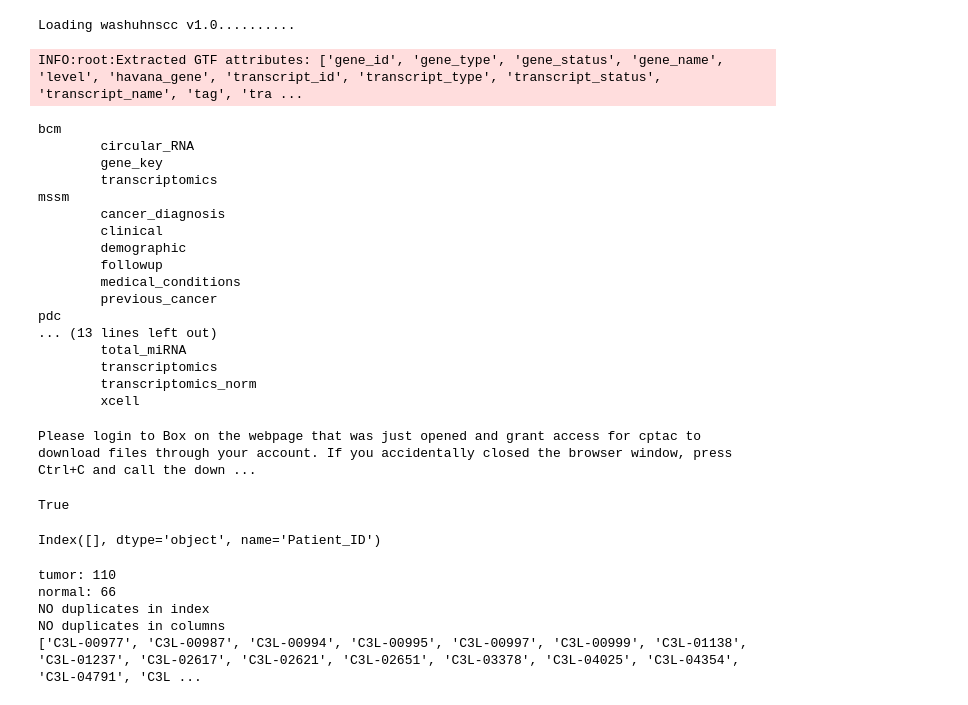
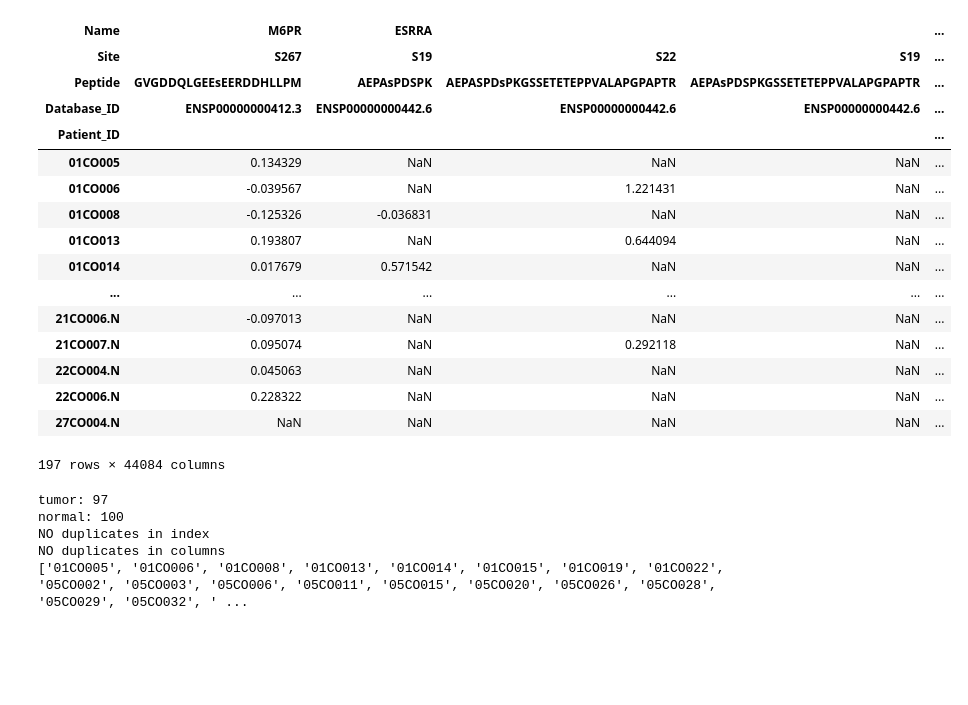
Before and after one commit to PayneLab/WhenMutationsDontMatter, a Jupyter notebook: PTEN/check pancan proteomics.ipynb, the cells around one changed output. Cells and saved outputs as stored; diff of their text form; code cells hidden in the pictures; blank space fills up the shorter version.

```diff
--- a/PTEN/check pancan proteomics.ipynb
+++ b/PTEN/check pancan proteomics.ipynb
@@ -14,28 +14,3 @@ h = pc.PancanHnscc()
 b = pc.PancanBrca()
 o = pc.PancanOv()
 c = pc.PancanCoad()
-# %%
-h = pc.PancanHnscc()
-# %% [output]
-Loading washuhnscc v1.0..........
-INFO:root:Extracted GTF attributes: ['gene_id', 'gene_type', 'gene_status', 'gene_name', 'level', 'havana_gene', 'transcript_id', 'transcript_type', 'transcript_status', 'transcript_name', 'tag', 'tra ...
-# %%
-h.list_sources_data()
-# %% [output]
-bcm
-        circular_RNA
-        gene_key
-        transcriptomics
-mssm
-        cancer_diagnosis
-        clinical
-        demographic
-        followup
-        medical_conditions
-        previous_cancer
-pdc
-... (13 lines left out)
-        total_miRNA
-        transcriptomics
-        transcriptomics_norm
-        xcell
@@ -45,14 +17,26 @@ ch = ['C3L-00994-C', 'C3L-02617-C', 'C3L-04350-C', 'C3L-05257-C', 'C3N-01757-C',
-# %%
-pc.download('pancanhnscc')
-# %% [output]
-Please login to Box on the webpage that was just opened and grant access for cptac to download files through your account. If you accidentally closed the browser window, press Ctrl+C and call the down ...
-True
 # %%
-ca = h
-p = h.get_proteomics('umich')
-p.index[p.index.str.contains('C$')]
+ca = c
+p = ca.get_phosphoproteomics('umich')
+#p.index[p.index.str.contains('C$')]
+p
 # %% [output]
+| Name | M6PR | ESRRA |  |  | ... |
+| Site | S267 | S19 | S22 | S19 | ... |
+| Peptide | GVGDDQLGEEsEERDDHLLPM | AEPAsPDSPK | AEPASPDsPKGSSETETEPPVALAPGPAPTR | AEPAsPDSPKGSSETETEPPVALAPGPAPTR | ... |
+| Database_ID | ENSP00000000412.3 | ENSP00000000442.6 | ENSP00000000442.6 | ENSP00000000442.6 | ... |
+| Patient_ID |  |  |  |  | ... |
+| 01CO005 | 0.134329 | NaN | NaN | NaN | ... |
+| 01CO006 | -0.039567 | NaN | 1.221431 | NaN | ... |
+| 01CO008 | -0.125326 | -0.036831 | NaN | NaN | ... |
+| 01CO013 | 0.193807 | NaN | 0.644094 | NaN | ... |
+| 01CO014 | 0.017679 | 0.571542 | NaN | NaN | ... |
+| ... | ... | ... | ... | ... | ... |
+| 21CO006.N | -0.097013 | NaN | NaN | NaN | ... |
+| 21CO007.N | 0.095074 | NaN | 0.292118 | NaN | ... |
+| 22CO004.N | 0.045063 | NaN | NaN | NaN | ... |
+| 22CO006.N | 0.228322 | NaN | NaN | NaN | ... |
+| 27CO004.N | NaN | NaN | NaN | NaN | ... |
-Index([], dtype='object', name='Patient_ID')
+197 rows × 44084 columns
 # %%
 # Check tumor/normal counts
 tumor = p.loc[~ p.index.str.contains('\.[NC]$')]
@@ -77,8 +61,8 @@ else:
 print(p.index.to_list())
 print('\n')
 # %% [output]
-tumor: 110
-normal: 66
+tumor: 97
+normal: 100
 NO duplicates in index
 NO duplicates in columns
-['C3L-00977', 'C3L-00987', 'C3L-00994', 'C3L-00995', 'C3L-00997', 'C3L-00999', 'C3L-01138', 'C3L-01237', 'C3L-02617', 'C3L-02621', 'C3L-02651', 'C3L-03378', 'C3L-04025', 'C3L-04354', 'C3L-04791', 'C3L ...
+['01CO005', '01CO006', '01CO008', '01CO013', '01CO014', '01CO015', '01CO019', '01CO022', '05CO002', '05CO003', '05CO006', '05CO011', '05CO015', '05CO020', '05CO026', '05CO028', '05CO029', '05CO032', ' ...
```
Also changed, not shown: parts of 2 cells of this notebook, 3 other files.
